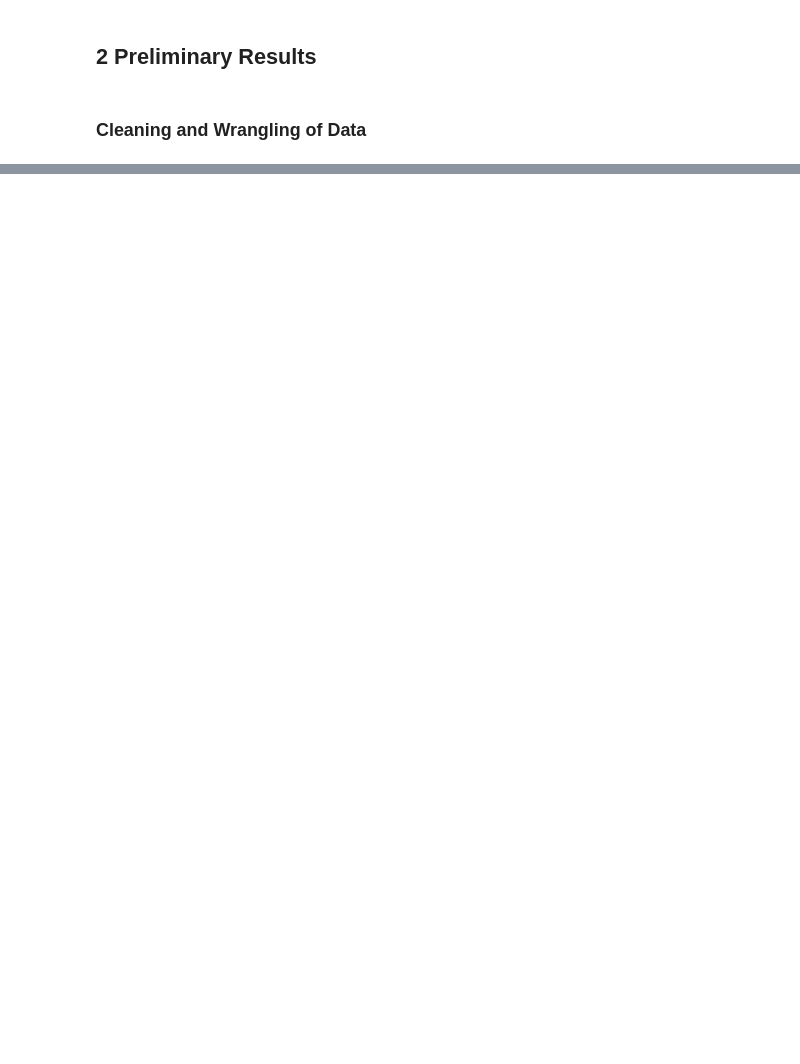
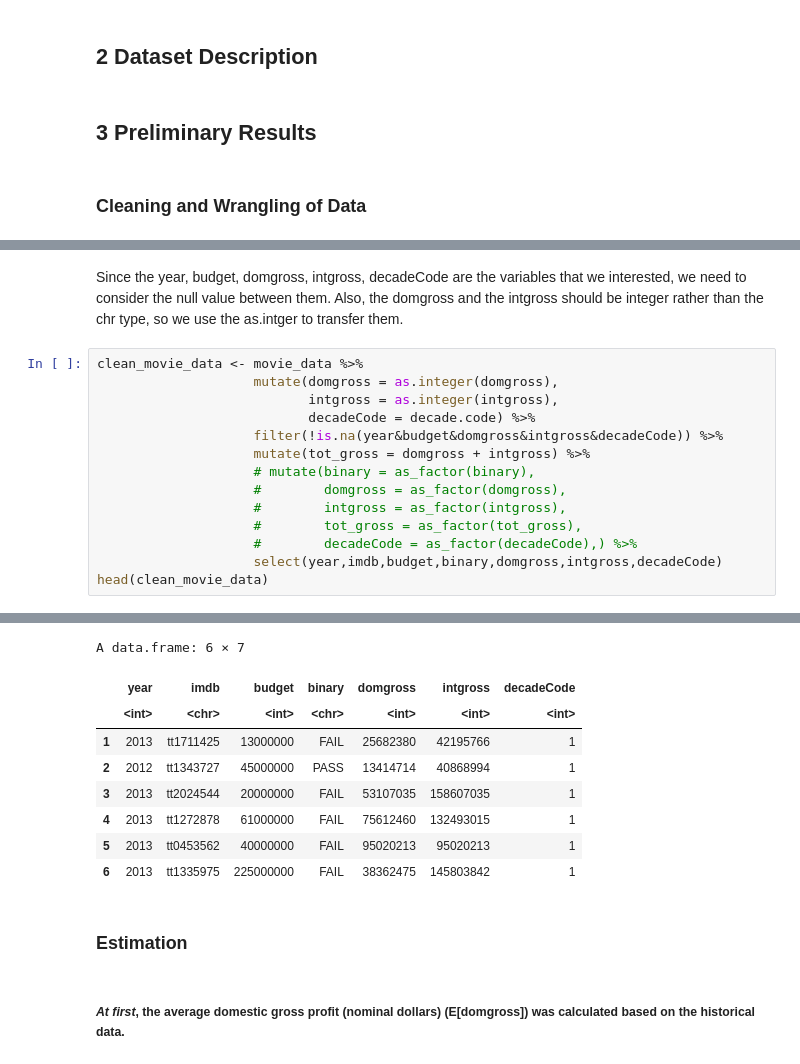
Before and after one commit to Wills-Hao/Film-Profit-Factors-R, a Jupyter notebook: Project_Proposal.ipynb, the cells around one changed output, grey strips where cells are left out. Drawn from its saved outputs; the diff is of its cells as text; blank space fills up the shorter version.

Commit message:
Draft of the preliminary result part

```diff
--- a/Project_Proposal.ipynb
+++ b/Project_Proposal.ipynb
@@ -9,5 +34,7 @@ library(broom)
+# %% [markdown]
+## 2 Dataset Description
 # %% [markdown]
-## 2 Preliminary Results
+## 3 Preliminary Results
 # %% [markdown]
 ### Cleaning and Wrangling of Data
 # %%
@@ -24,3 +51,20 @@ A data.frame: 6 × 15
 | 4 | 2013 | tt1272878 | 2 Guns | notalk | notalk | FAIL | 61000000 | 75612460 | 132493015 | 2013FAIL | ... |
 | 5 | 2013 | tt0453562 | 42 | men | men | FAIL | 40000000 | 95020213 | 95020213 | 2013FAIL | ... |
 | 6 | 2013 | tt1335975 | 47 Ronin | men | men | FAIL | 225000000 | 38362475 | 145803842 | 2013FAIL | ... |
+# %% [markdown]
+Since the year, budget, domgross, intgross, decadeCode are the variables that we interested, we need to consider the null value between them. Also, the domgross and the intgross should be integer rather than the chr type, so we use the as.intger to transfer them.
+# %%
+clean_movie_data <- movie_data %>%
+                    mutate(domgross = as.integer(domgross),
+                           intgross = as.integer(intgross),
+                           decadeCode = decade.code) %>%
+                    filter(!is.na(year&budget&domgross&intgross&decadeCode)) %>%
+                    mutate(tot_gross = domgross + intgross) %>%
+                    # mutate(binary = as_factor(binary),
+                    #        domgross = as_factor(domgross),
+                    #        intgross = as_factor(intgross),
+                    #        tot_gross = as_factor(tot_gross),
+                    #        decadeCode = as_factor(decadeCode),) %>%
+                    select(year,imdb,budget,binary,domgross,intgross,decadeCode)
+head(clean_movie_data)
+# %% [output]
@@ -26,0 +77,13 @@ A data.frame: 6 × 15
+A data.frame: 6 × 7
+|  | year | imdb | budget | binary | domgross | intgross | decadeCode |
+|  | <int> | <chr> | <int> | <chr> | <int> | <int> | <int> |
+| 1 | 2013 | tt1711425 | 13000000 | FAIL | 25682380 | 42195766 | 1 |
+| 2 | 2012 | tt1343727 | 45000000 | PASS | 13414714 | 40868994 | 1 |
+| 3 | 2013 | tt2024544 | 20000000 | FAIL | 53107035 | 158607035 | 1 |
+| 4 | 2013 | tt1272878 | 61000000 | FAIL | 75612460 | 132493015 | 1 |
+| 5 | 2013 | tt0453562 | 40000000 | FAIL | 95020213 | 95020213 | 1 |
+| 6 | 2013 | tt1335975 | 225000000 | FAIL | 38362475 | 145803842 | 1 |
+# %% [markdown]
+### Estimation
+# %% [markdown]
+##### *At first*, the average domestic gross profit (nominal dollars) (E[domgross]) was calculated based on the historical data.
```
Also changed, not shown: parts of 19 cells of this notebook.
